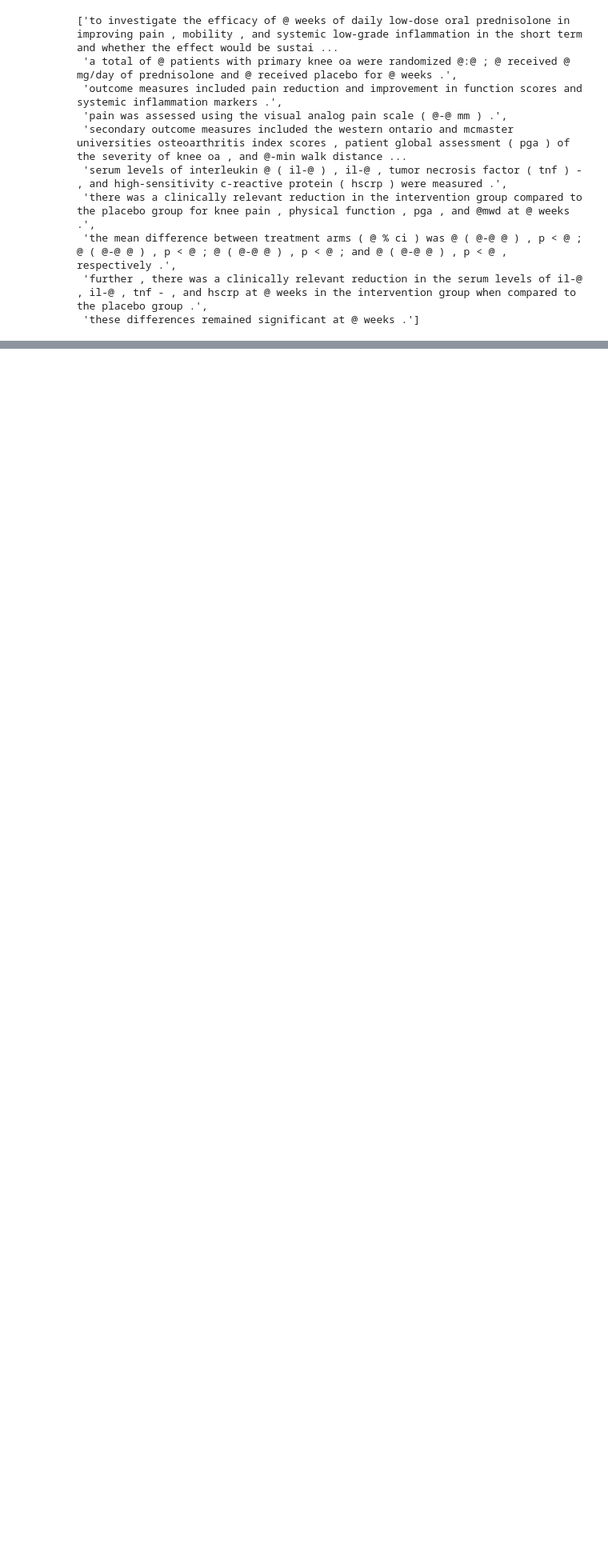
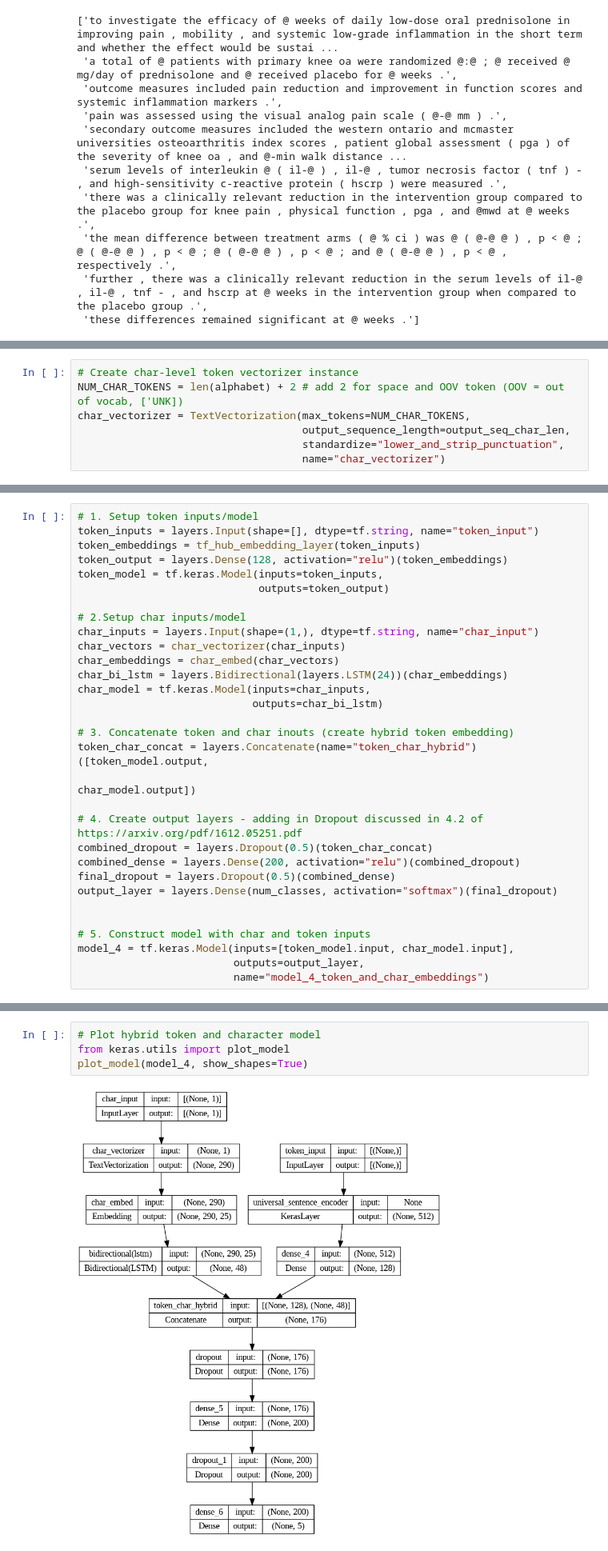
Before and after one commit to Nuthan03/SkimLit, a Jupyter notebook: SkimLit_NLP.ipynb, the cells around one changed output, grey strips where cells are left out. Shown: that part at 80% size. Saved outputs shown, nothing was run; the diff lists cells and outputs as text; blank space fills up the shorter version.

```diff
--- a/SkimLit_NLP.ipynb
+++ b/SkimLit_NLP.ipynb
@@ -263,0 +844,7 @@ train_sentences[:10]
+# %%
+# Create char-level token vectorizer instance
+NUM_CHAR_TOKENS = len(alphabet) + 2 # add 2 for space and OOV token (OOV = out of vocab, ['UNK])
+char_vectorizer = TextVectorization(max_tokens=NUM_CHAR_TOKENS,
+                                    output_sequence_length=output_seq_char_len,
+                                    standardize="lower_and_strip_punctuation",
+                                    name="char_vectorizer")
@@ -263,0 +1032,31 @@ train_sentences[:10]
+# %%
+# 1. Setup token inputs/model
+token_inputs = layers.Input(shape=[], dtype=tf.string, name="token_input")
+token_embeddings = tf_hub_embedding_layer(token_inputs)
+token_output = layers.Dense(128, activation="relu")(token_embeddings)
+token_model = tf.keras.Model(inputs=token_inputs,
+                             outputs=token_output)
+
+# 2.Setup char inputs/model
+char_inputs = layers.Input(shape=(1,), dtype=tf.string, name="char_input")
+char_vectors = char_vectorizer(char_inputs)
+char_embeddings = char_embed(char_vectors)
+char_bi_lstm = layers.Bidirectional(layers.LSTM(24))(char_embeddings)
+char_model = tf.keras.Model(inputs=char_inputs,
+                            outputs=char_bi_lstm)
+
+# 3. Concatenate token and char inouts (create hybrid token embedding)
+token_char_concat = layers.Concatenate(name="token_char_hybrid")([token_model.output,
+                                                                  char_model.output])
+
+# 4. Create output layers - adding in Dropout discussed in 4.2 of https://arxiv.org/pdf/1612.05251.pdf
+combined_dropout = layers.Dropout(0.5)(token_char_concat)
+combined_dense = layers.Dense(200, activation="relu")(combined_dropout)
+final_dropout = layers.Dropout(0.5)(combined_dense)
+output_layer = layers.Dense(num_classes, activation="softmax")(final_dropout)
+
+
+# 5. Construct model with char and token inputs
+model_4 = tf.keras.Model(inputs=[token_model.input, char_model.input],
+                         outputs=output_layer,
+                         name="model_4_token_and_char_embeddings")
@@ -263,0 +1083,6 @@ train_sentences[:10]
+# %%
+# Plot hybrid token and character model
+from keras.utils import plot_model
+plot_model(model_4, show_shapes=True)
+# %% [output]
+[figure, added]
```
Also changed, not shown: parts of 100 cells of this notebook.
